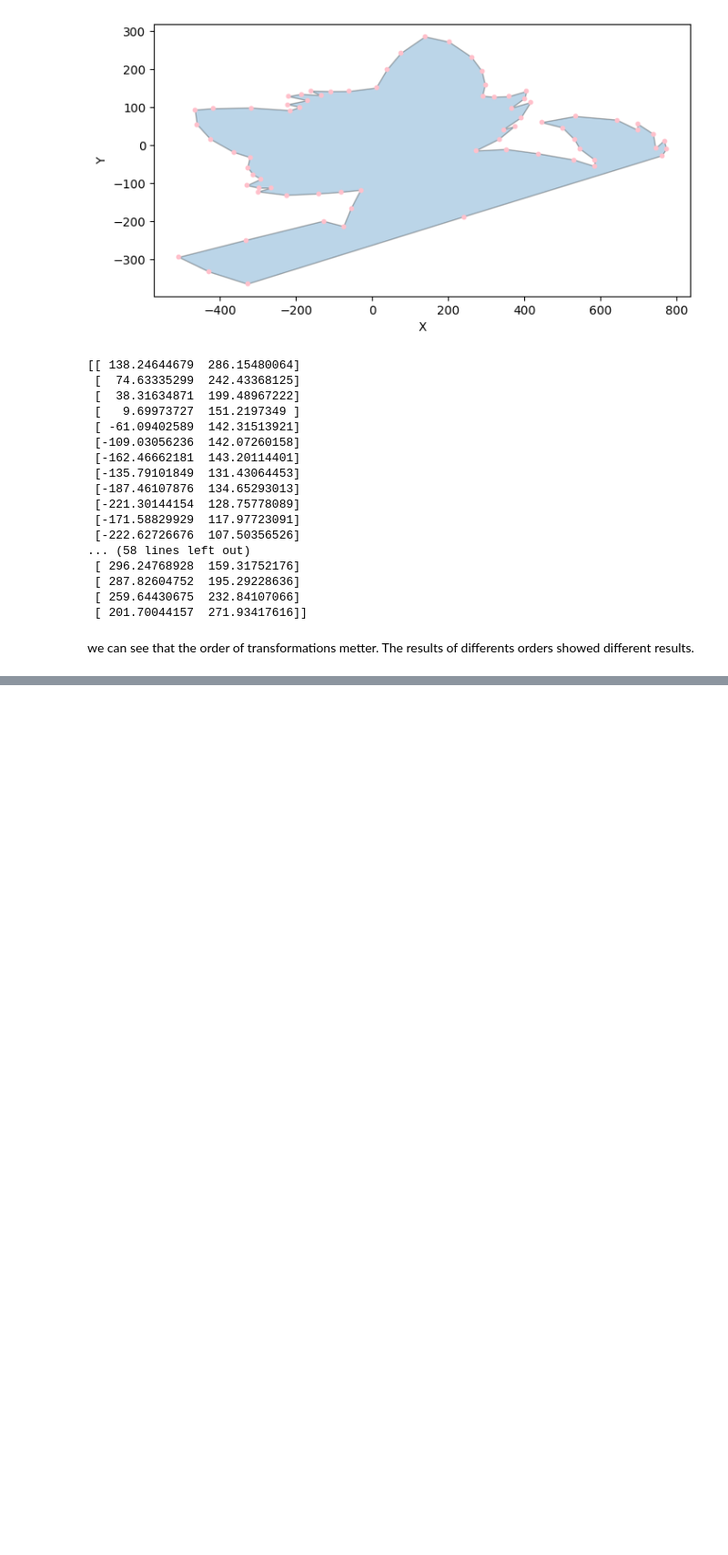
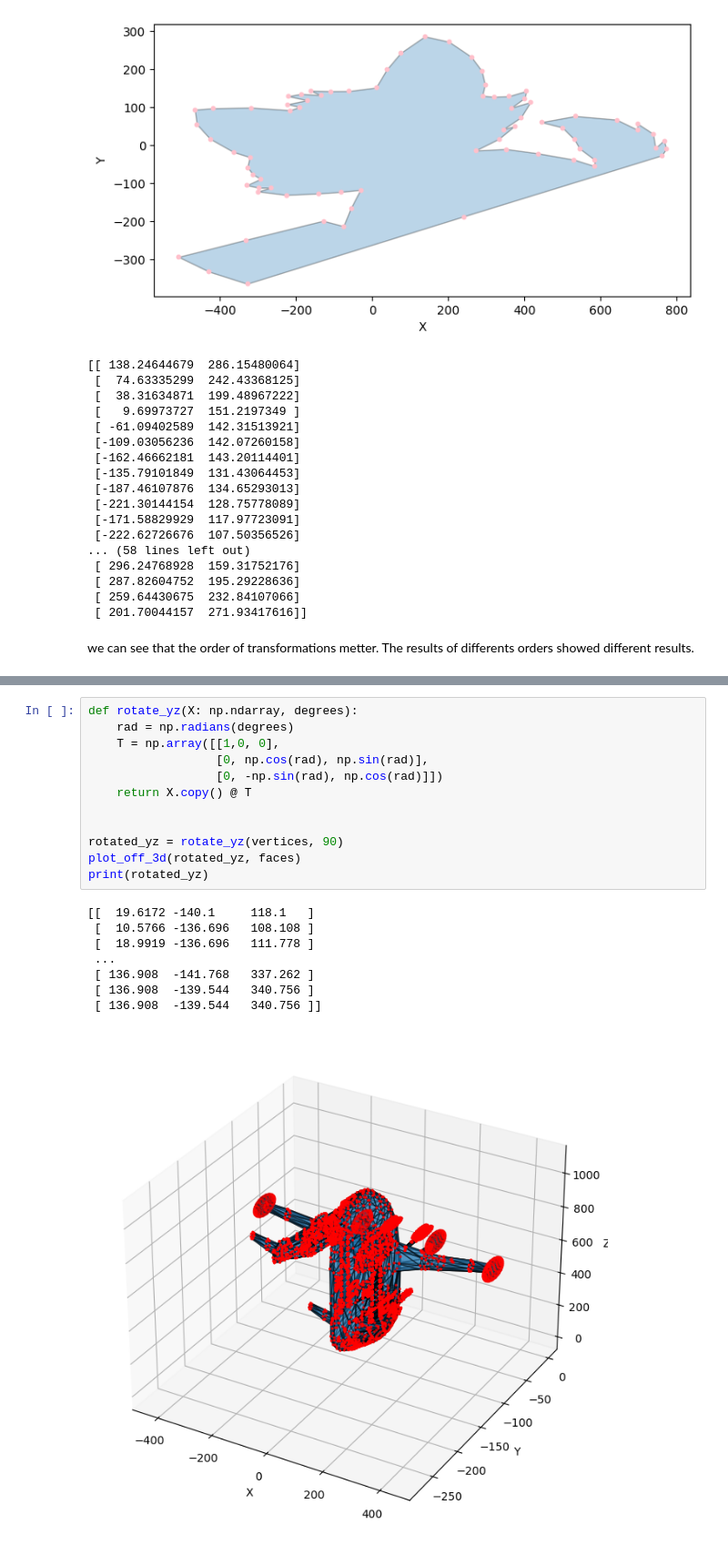
Before and after one commit to maryiyi/linear-transformation, a Jupyter notebook: lab1_transformations.ipynb, the cells around one changed output, grey strips where cells are left out. Shown at 91% size. Drawn from its saved outputs; the diff is of its cells as text; blank space fills up the shorter version.

```diff
--- a/lab1_transformations.ipynb
+++ b/lab1_transformations.ipynb
@@ -232,0 +319,21 @@ we can see that the order of transformations metter. The results of differents o
+# %%
+def rotate_yz(X: np.ndarray, degrees):
+    rad = np.radians(degrees)
+    T = np.array([[1,0, 0],
+                  [0, np.cos(rad), np.sin(rad)],
+                  [0, -np.sin(rad), np.cos(rad)]])
+    return X.copy() @ T
+
+
+rotated_yz = rotate_yz(vertices, 90)
+plot_off_3d(rotated_yz, faces)
+print(rotated_yz)
+# %% [output]
+[[  19.6172 -140.1     118.1   ]
+ [  10.5766 -136.696   108.108 ]
+ [  18.9919 -136.696   111.778 ]
+ ...
+ [ 136.908  -141.768   337.262 ]
+ [ 136.908  -139.544   340.756 ]
+ [ 136.908  -139.544   340.756 ]]
+[figure, added]
```
Also changed, not shown: parts of 12 cells of this notebook.
